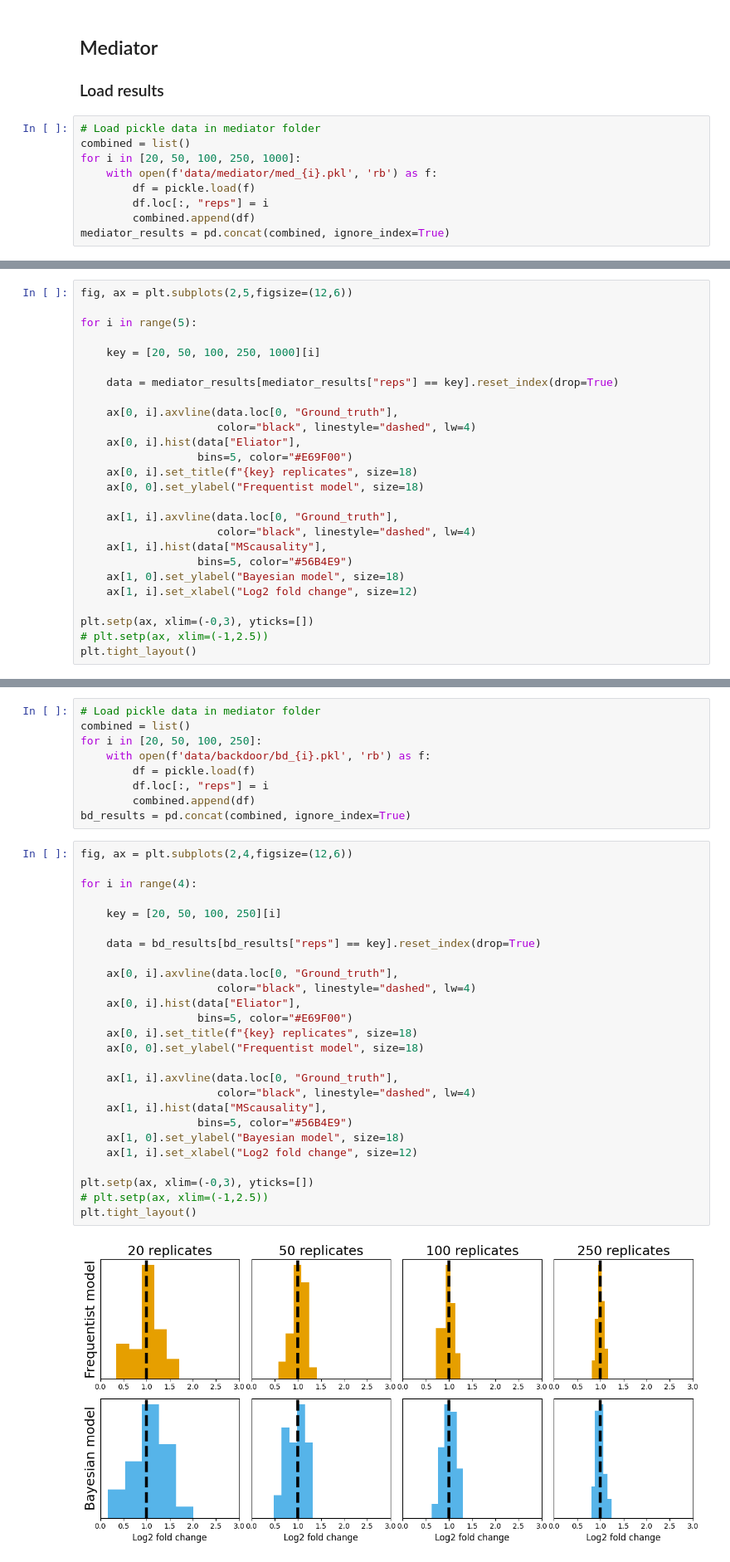
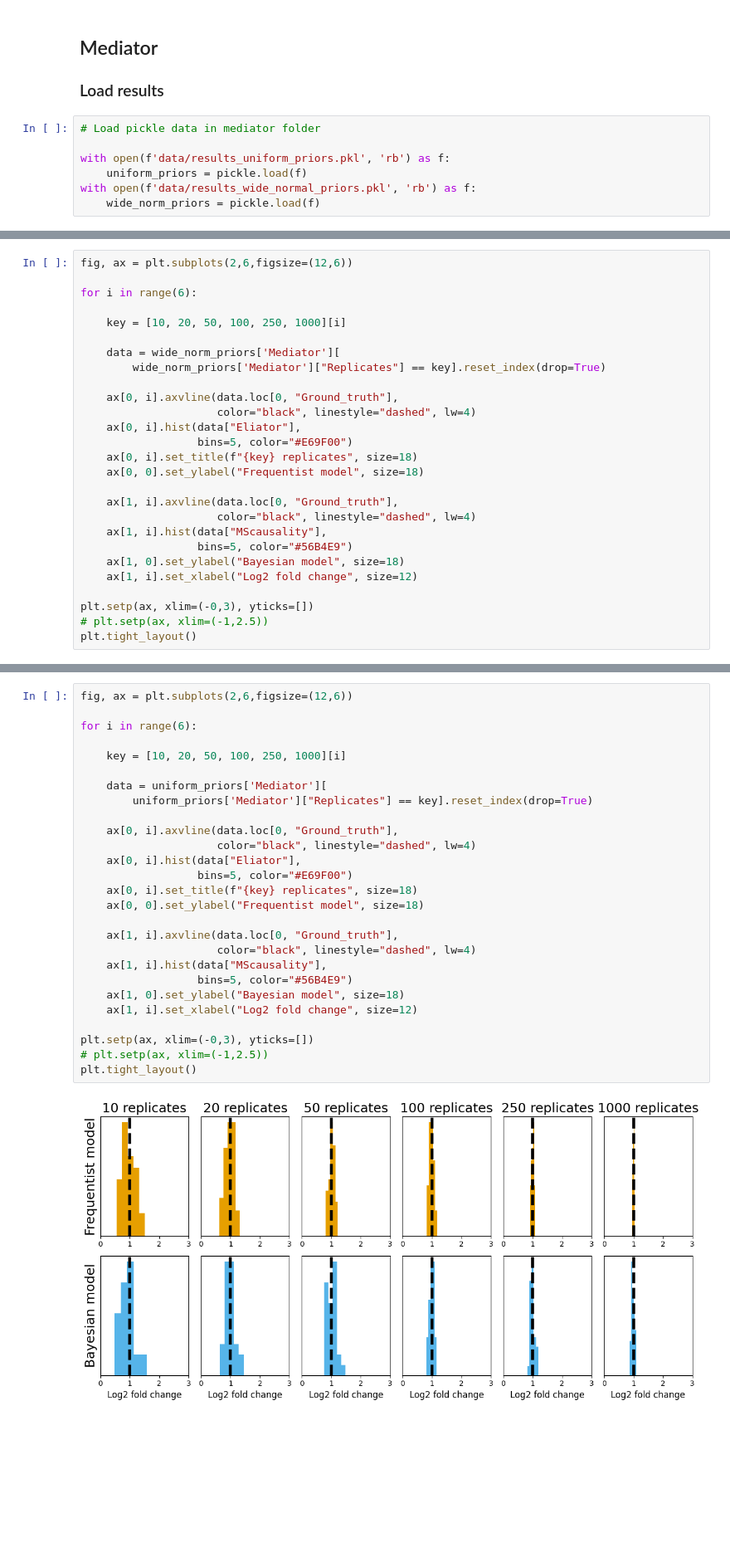
Before and after one commit to devonjkohler/Causomic, a Jupyter notebook: vignettes/methods_paper/Supplementary_analysis.ipynb, the cells around one changed output, grey strips where cells are left out. Shown at 83% size. Cells and saved outputs as stored; diff of their text form; blank space fills up the shorter version.

Commit message:
informed prior benchmark

```diff
--- a/vignettes/methods_paper/Supplementary_analysis.ipynb
+++ b/vignettes/methods_paper/Supplementary_analysis.ipynb
@@ -14,10 +14,8 @@ import matplotlib.pyplot as plt
 ### Load results
 # %%
 # Load pickle data in mediator folder
-combined = list()
-for i in [20, 50, 100, 250, 1000]:
-    with open(f'data/mediator/med_{i}.pkl', 'rb') as f:
-        df = pickle.load(f)
-        df.loc[:, "reps"] = i
-        combined.append(df)
-mediator_results = pd.concat(combined, ignore_index=True)
+
+with open(f'data/results_uniform_priors.pkl', 'rb') as f:
+    uniform_priors = pickle.load(f)
+with open(f'data/results_wide_normal_priors.pkl', 'rb') as f:
+    wide_norm_priors = pickle.load(f)
@@ -33,11 +22,12 @@ mediator_results.head()
 # %%
-fig, ax = plt.subplots(2,5,figsize=(12,6))
+fig, ax = plt.subplots(2,6,figsize=(12,6))
 
-for i in range(5):
+for i in range(6):
 
-    key = [20, 50, 100, 250, 1000][i]
+    key = [10, 20, 50, 100, 250, 1000][i]
 
-    data = mediator_results[mediator_results["reps"] == key].reset_index(drop=True)
+    data = wide_norm_priors['Mediator'][
+        wide_norm_priors['Mediator']["Replicates"] == key].reset_index(drop=True)
 
     ax[0, i].axvline(data.loc[0, "Ground_truth"],
                      color="black", linestyle="dashed", lw=4)
@@ -61,37 +51,29 @@ plt.tight_layout()
-# %%
-# Load pickle data in mediator folder
-combined = list()
-for i in [20, 50, 100, 250]:
-    with open(f'data/backdoor/bd_{i}.pkl', 'rb') as f:
-        df = pickle.load(f)
-        df.loc[:, "reps"] = i
-        combined.append(df)
-bd_results = pd.concat(combined, ignore_index=True)
 # %%
-fig, ax = plt.subplots(2,4,figsize=(12,6))
+fig, ax = plt.subplots(2,6,figsize=(12,6))
 
-for i in range(4):
+for i in range(6):
 
-    key = [20, 50, 100, 250][i]
+    key = [10, 20, 50, 100, 250, 1000][i]
 
-    data = bd_results[bd_results["reps"] == key].reset_index(drop=True)
+    data = uniform_priors['Mediator'][
+        uniform_priors['Mediator']["Replicates"] == key].reset_index(drop=True)
 
     ax[0, i].axvline(data.loc[0, "Ground_truth"],
                      color="black", linestyle="dashed", lw=4)
     ax[0, i].hist(data["Eliator"],
                   bins=5, color="#E69F00")
     ax[0, i].set_title(f"{key} replicates", size=18)
     ax[0, 0].set_ylabel("Frequentist model", size=18)
 
     ax[1, i].axvline(data.loc[0, "Ground_truth"],
                      color="black", linestyle="dashed", lw=4)
     ax[1, i].hist(data["MScausality"],
                   bins=5, color="#56B4E9")
     ax[1, 0].set_ylabel("Bayesian model", size=18)
     ax[1, i].set_xlabel("Log2 fold change", size=12)
 
 plt.setp(ax, xlim=(-0,3), yticks=[])
 # plt.setp(ax, xlim=(-1,2.5))
 plt.tight_layout()
 # %% [output]
-[figure, old version]
+[figure, new version]
```
Also changed, not shown: parts of 2 cells of this notebook, 4 other files.
